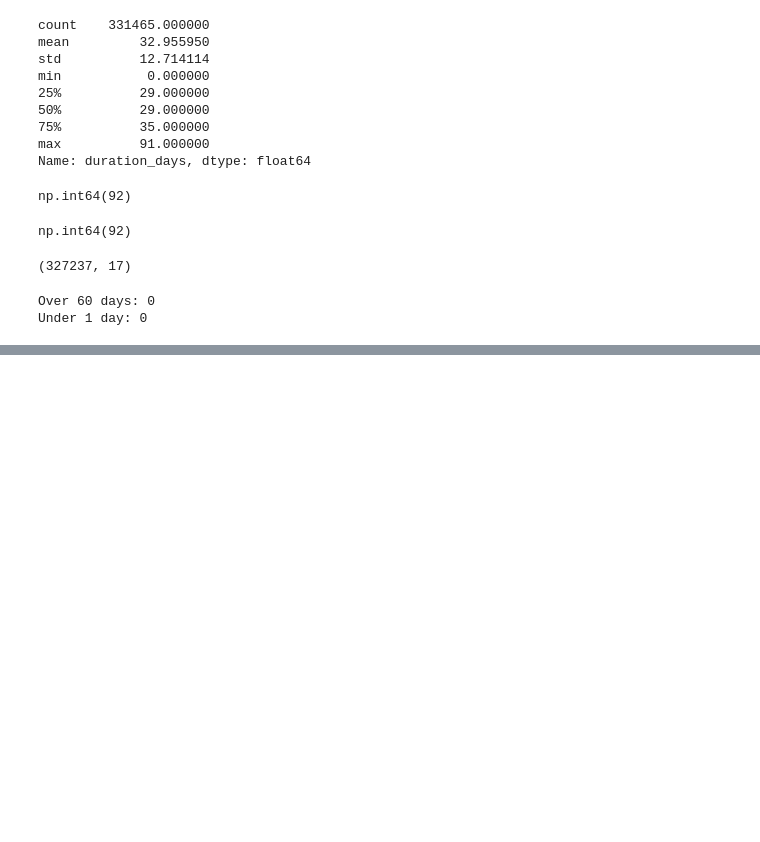
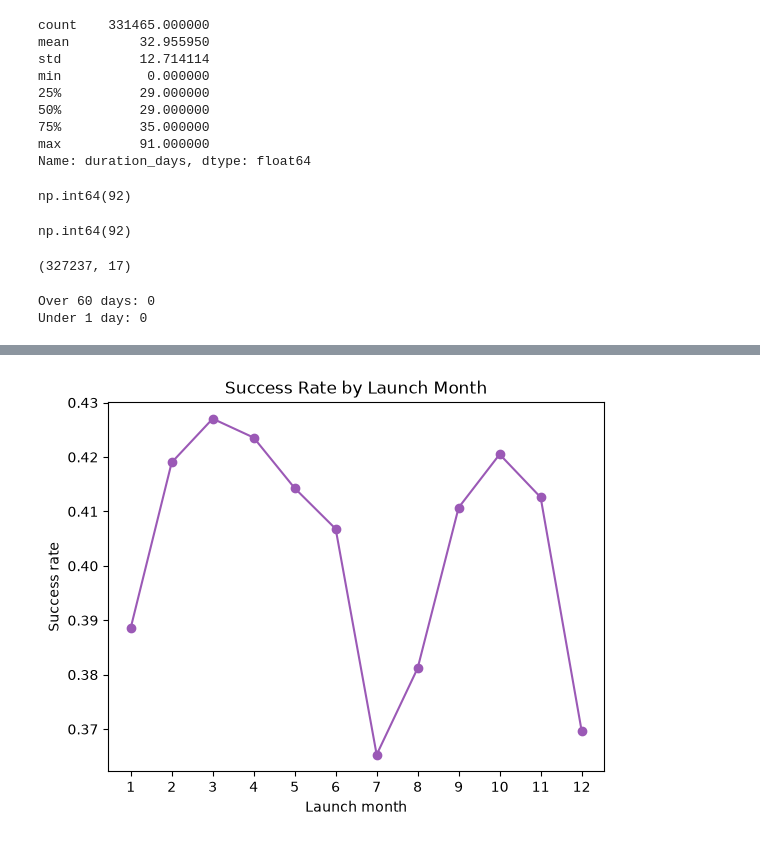
Before and after one commit to Soumya-205/WillItFund, a Jupyter notebook: notebooks/01_explorarion.ipynb, the cells around one changed output, grey strips where cells are left out. Cells and saved outputs as stored; diff of their text form; code cells hidden in the pictures; blank space fills up the shorter version.

```diff
--- a/notebooks/01_explorarion.ipynb
+++ b/notebooks/01_explorarion.ipynb
@@ -226,0 +281,11 @@ Under 1 day: 0
+# %%
+df_clean["launch_month"]=df_clean["launched"].dt.month
+month_success=df_clean.groupby("launch_month")["target"].mean()
+month_success.plot(kind="line", marker="o", color="#9b59b6")
+plt.xlabel("Launch month")
+plt.ylabel("Success rate")
+plt.title("Success Rate by Launch Month")
+plt.xticks(range(1, 13))
+plt.show()
+# %% [output]
+[figure, added]
```
Also changed, not shown: parts of 5 cells of this notebook.
